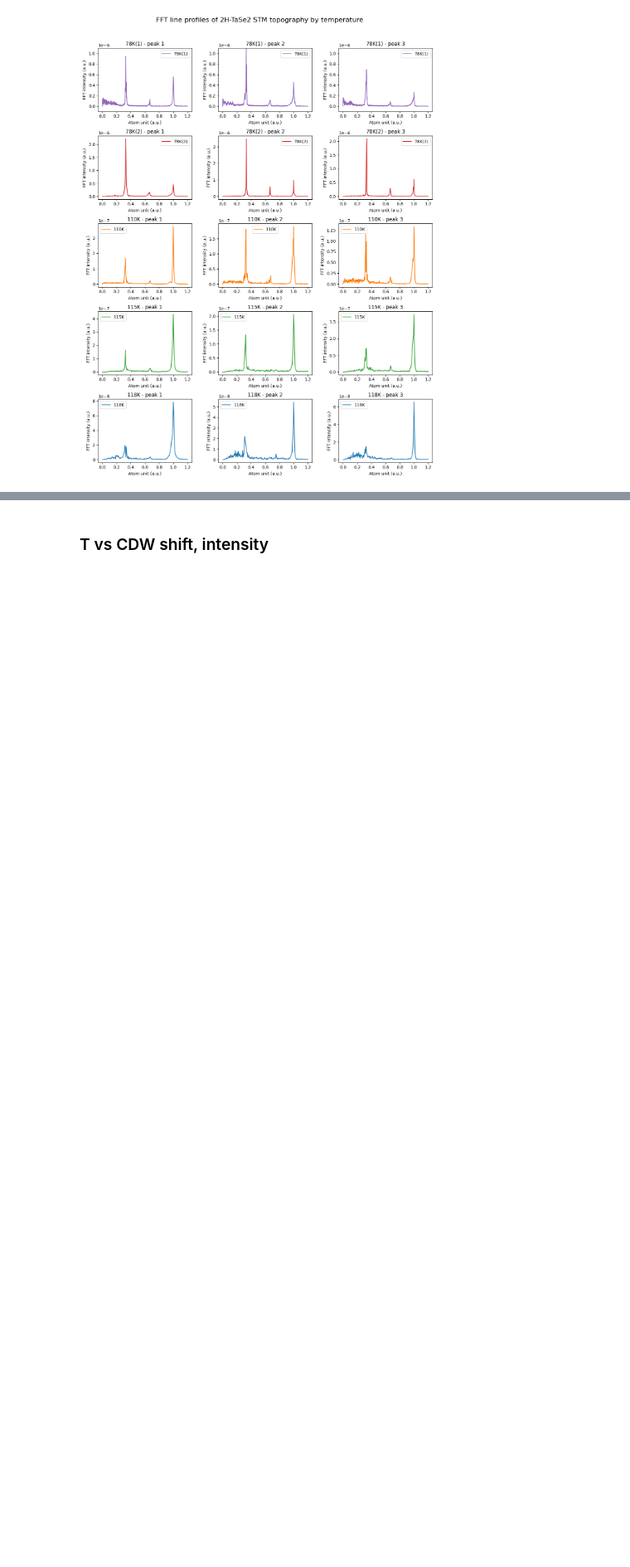
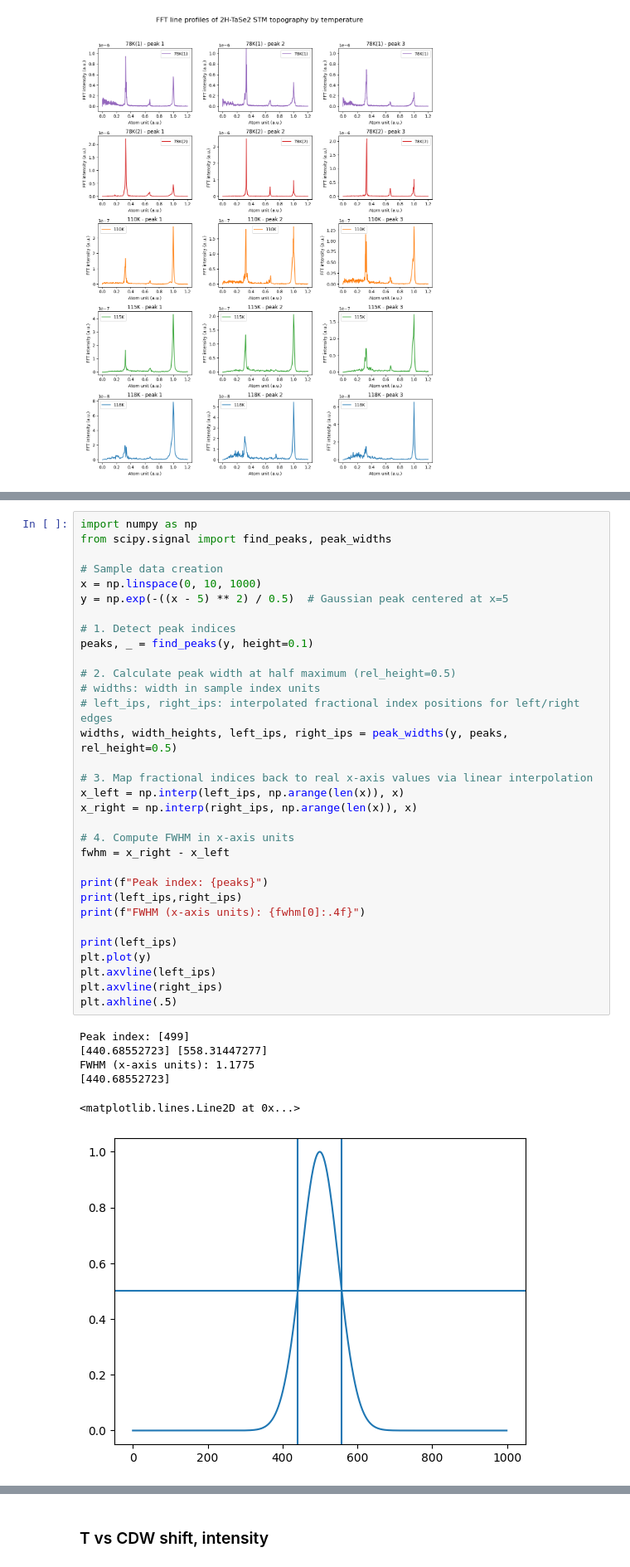
Before and after one commit to Potdooshami/2H_TaSe2_Tc_STM, a Jupyter notebook: B02_fft_autocorr.ipynb, the cells around one changed output, grey strips where cells are left out. Shown at 83% size. Drawn from its saved outputs; the diff is of its cells as text; blank space fills up the shorter version.

```diff
--- a/B02_fft_autocorr.ipynb
+++ b/B02_fft_autocorr.ipynb
@@ -273,0 +279,39 @@ fig.savefig(fm.get_filepath('id_file'),format='svg')
+# %%
+import numpy as np
+from scipy.signal import find_peaks, peak_widths
+
+# Sample data creation
+x = np.linspace(0, 10, 1000)
+y = np.exp(-((x - 5) ** 2) / 0.5)  # Gaussian peak centered at x=5
+
+# 1. Detect peak indices
+peaks, _ = find_peaks(y, height=0.1)
+
+# 2. Calculate peak width at half maximum (rel_height=0.5)
+# widths: width in sample index units
+# left_ips, right_ips: interpolated fractional index positions for left/right edges
+widths, width_heights, left_ips, right_ips = peak_widths(y, peaks, rel_height=0.5)
+
+# 3. Map fractional indices back to real x-axis values via linear interpolation
+x_left = np.interp(left_ips, np.arange(len(x)), x)
+x_right = np.interp(right_ips, np.arange(len(x)), x)
+
+# 4. Compute FWHM in x-axis units
+fwhm = x_right - x_left
+
+print(f"Peak index: {peaks}")
+print(left_ips,right_ips)
+print(f"FWHM (x-axis units): {fwhm[0]:.4f}")
+
+print(left_ips)
+plt.plot(y)
+plt.axvline(left_ips)
+plt.axvline(right_ips)
+plt.axhline(.5)
+# %% [output]
+Peak index: [499]
+[440.68552723] [558.31447277]
+FWHM (x-axis units): 1.1775
+[440.68552723]
+<matplotlib.lines.Line2D at 0x...>
+[figure, added]
```
Also changed, not shown: parts of 7 cells of this notebook.
